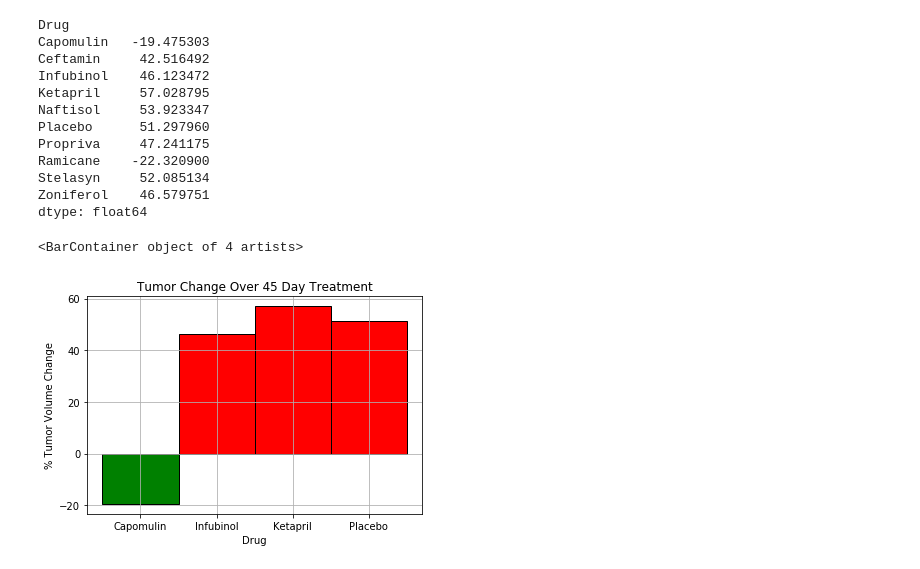
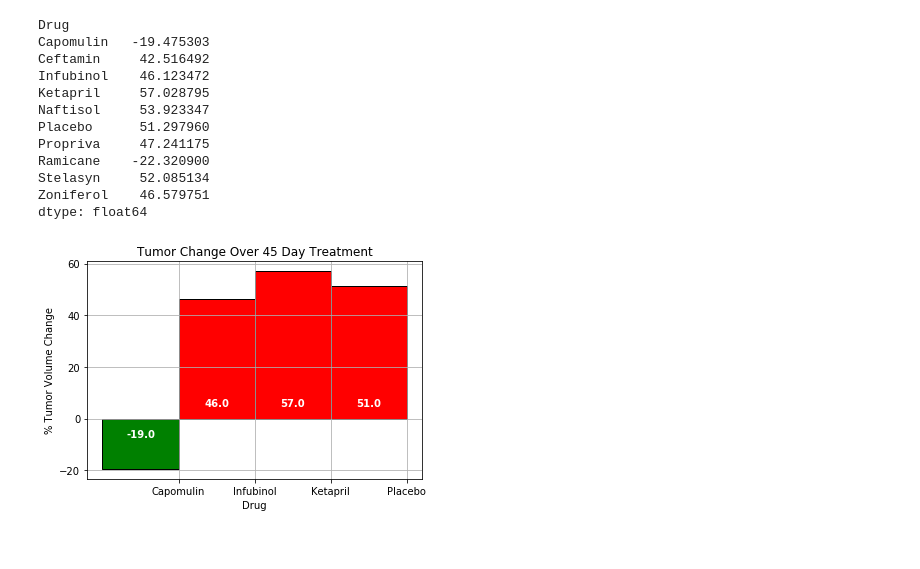
Before and after one commit to Samwimb/pymaceuticals, a Jupyter notebook: Pymaceuticals/pymaceuticals_SW.ipynb, the cells around one changed output. Drawn from its saved outputs; the diff is of its cells as text; code cells hidden in the pictures.

```diff
--- a/Pymaceuticals/pymaceuticals_SW.ipynb
+++ b/Pymaceuticals/pymaceuticals_SW.ipynb
@@ -291,40 +338,35 @@ dtype: float64
 # %%
 # Store all Relevant Percent Changes into a Tuple
 x = ["Capomulin", "Infubinol", "Ketapril", "Placebo"]
 per_change = per_change[["Capomulin", "Infubinol", "Ketapril", "Placebo"]]
 
 # Splice the data between passing and failing drugs
-passing = per_change <= 0
-passing
 
-colors = []
-for drug in passing:
-    if drug == True:
-       colors.append('g')
-    else:
-       colors.append('r')
+passing = [True if drug < 0 else False for drug in per_change]
 
-colors
-
-# Orient widths. Add labels, tick marks, etc.
-
-# Use functions to label the percentages of changes
+colors = ["g" if drug == True else "r" for drug in passing]
+height = [-7 if drug == True else 5 for drug in passing]
 
 
-# Call functions to implement the function calls
+#for drug in passing:
+#    if drug == True:
+#       colors.append('g')
+#    else:
+#       colors.append('r')
 
 
 # Save the Figure
 fig, ax = plt.subplots()
 
 ax.grid(True)
-plt.yticks(np.arange(-20, max(per_change)+20, 20))
+plt.yticks([-20, 0, 20, 40, 60])
 plt.title("Tumor Change Over 45 Day Treatment")
 plt.xlabel("Drug")
 plt.ylabel("% Tumor Volume Change")
-ax.bar(x, per_change, width = 1.0, color=colors, edgecolor='black')
+ax.bar(x, per_change, width = -1, align="edge", color=colors, edgecolor='black')
+for i in range(len(per_change)):
+    plt.text(-.5 + i, height[i], round(per_change[i]), ha="center", color="white", fontweight="bold")
 # Show the Figure
 #fig.show()
 # %% [output]
-<BarContainer object of 4 artists>
-[figure, old version]
+[figure, new version]
```
Also changed, not shown: parts of 5 cells of this notebook, 4 other files.
